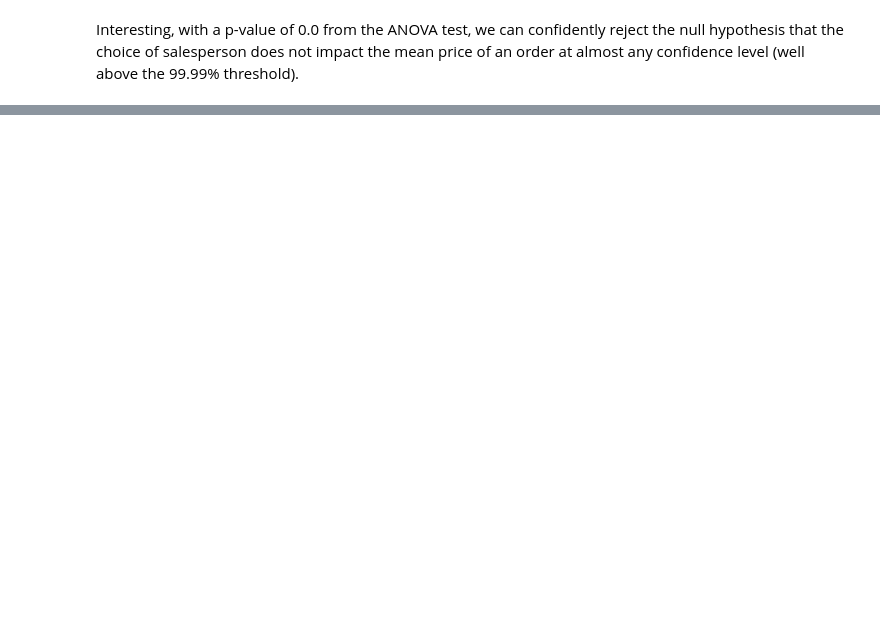
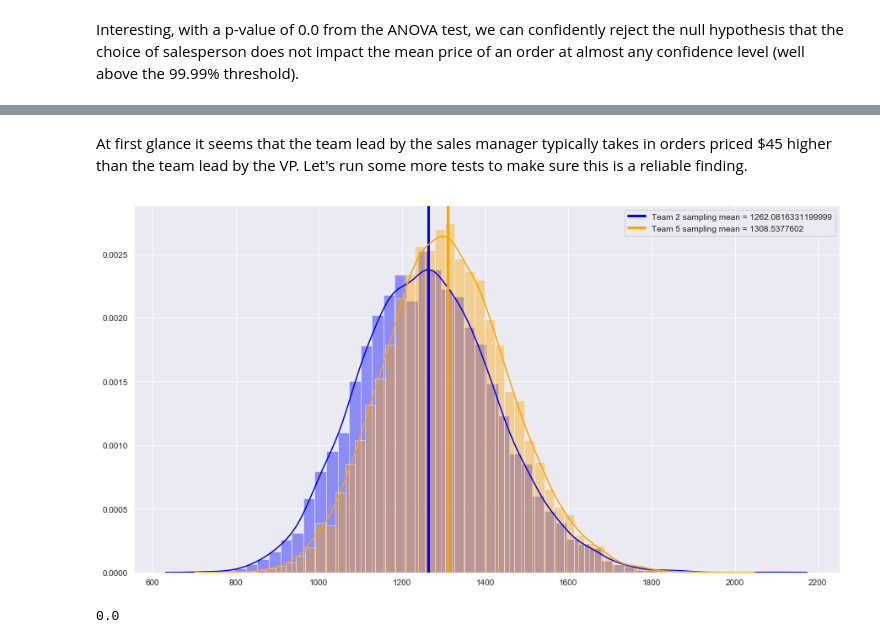
Before and after one commit to magnawhale/dsc-mod-3-project-online-ds-ft-051319, a Jupyter notebook: question_02.ipynb, the cells around one changed output, grey strips where cells are left out. Saved outputs shown, nothing was run; the diff lists cells and outputs as text; code cells hidden in the pictures; blank space fills up the shorter version.

```diff
--- a/question_02.ipynb
+++ b/question_02.ipynb
@@ -256,0 +288,25 @@ Now that we know that it matters who the salesperson is, let's see if it makes a
+# %% [markdown]
+At first glance it seems that the team lead by the sales manager typically takes in orders priced $45 higher than the team lead by the VP. Let's run some more tests to make sure this is a reliable finding.
+# %%
+plt.figure(figsize=(15,8))
+
+team_2_samps = create_sample_distribution(team_2, 10000, 50)
+sns.distplot(team_2_samps, bins=50, color='blue')
+mu2_samps = np.mean(team_2_samps)
+plt.axvline(mu2_samps, linewidth=3, color='blue', label=f'Team 2 sampling mean = {mu2_samps}')
+
+team_5_samps = create_sample_distribution(team_5, 10000, 50)
+sns.distplot(team_5_samps, bins=50, color='orange')
+mu5_samps = np.mean(team_5_samps)
+plt.axvline(mu5_samps, linewidth=3, color='orange', label=f'Team 5 sampling mean = {mu5_samps}')
+
+plt.legend();
+# %% [output]
+[figure, added]
+# %%
+# Use the Welch's t-test functions defined above to calculate the
+# p-value for comparing our two sampling distributions
+
+p_value(team_2_samps, team_5_samps)
+# %% [output]
+0.0
```
Also changed, not shown: parts of 16 cells of this notebook.
